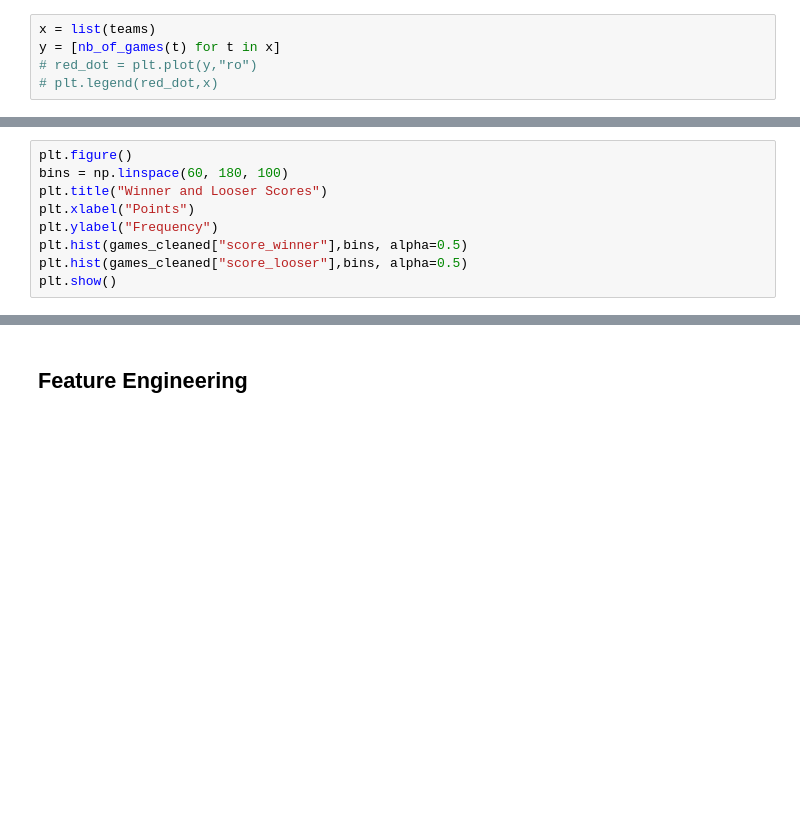
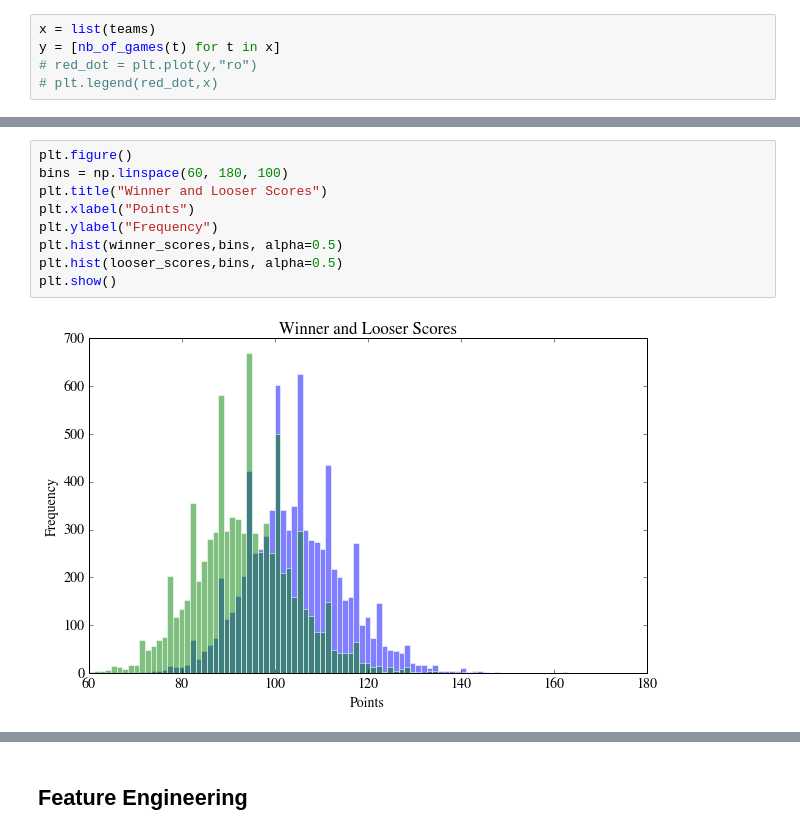
Before and after one commit to louisguitton/nba-predict, a Jupyter notebook: analysis/games-analysis.ipynb, the cells around one changed output, grey strips where cells are left out. Drawn from its saved outputs; the diff is of its cells as text; blank space fills up the shorter version.

```diff
--- a/analysis/games-analysis.ipynb
+++ b/analysis/games-analysis.ipynb
@@ -119,12 +160,14 @@ total_games
 # %%
 plt.figure()
 bins = np.linspace(60, 180, 100)
 plt.title("Winner and Looser Scores")
 plt.xlabel("Points")
 plt.ylabel("Frequency")
-plt.hist(games_cleaned["score_winner"],bins, alpha=0.5)
-plt.hist(games_cleaned["score_looser"],bins, alpha=0.5)
+plt.hist(winner_scores,bins, alpha=0.5)
+plt.hist(looser_scores,bins, alpha=0.5)
 plt.show()
+# %% [output]
+[figure, added]
 # %%
 plt.figure()
 bins = np.linspace(1, 20, 100)
```
Also changed, not shown: parts of 33 cells of this notebook, 1 other file.
